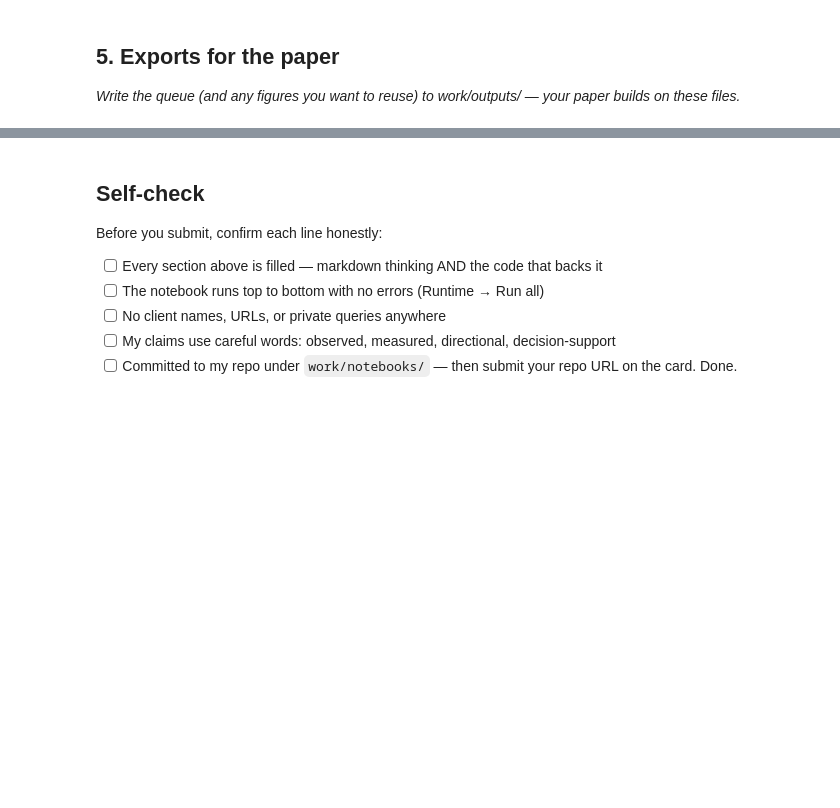
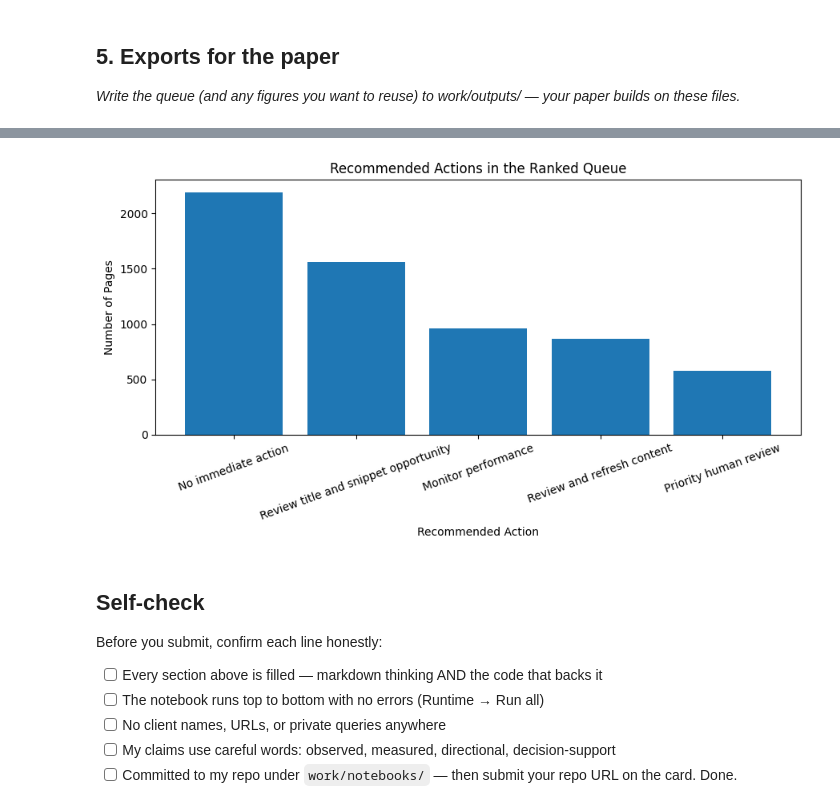
Before and after one commit to duaf9877/FlyRank-AI-ML-Internship, a Jupyter notebook: work/notebooks/w07_action_playbook.ipynb, the cells around one changed output, grey strips where cells are left out. Saved outputs shown, nothing was run; the diff lists cells and outputs as text; code cells hidden in the pictures; blank space fills up the shorter version.

```diff
--- a/work/notebooks/w07_action_playbook.ipynb
+++ b/work/notebooks/w07_action_playbook.ipynb
@@ -28,0 +750,13 @@ This skeleton is yours to fill. Work the sections **in order** — each one has
+# %%
+action_summary = (
+    ranked_queue["recommended_action"]
+    .value_counts()
+    .reset_index()
+)
+
+action_summary.columns = [
+    "recommended_action",
+    "count"
+]
+
+action_summary
@@ -29,3 +770,36 @@ This skeleton is yours to fill. Work the sections **in order** — each one has
+# %%
+plt.figure(figsize=(9, 5))
+
+plt.bar(
+    action_summary["recommended_action"],
+    action_summary["count"]
+)
+
+plt.title(
+    "Recommended Actions in the Ranked Queue"
+)
+
+plt.xlabel(
+    "Recommended Action"
+)
+
+plt.ylabel(
+    "Number of Pages"
+)
+
+plt.xticks(rotation=20)
+
+plt.tight_layout()
+
+plt.savefig(
+    "work/figures/action_distribution.png",
+    dpi=300,
+    bbox_inches="tight"
+)
+
+plt.show()
+# %% [output]
+[figure, added]
 # %% [markdown]
 ## Self-check
 
```
Also changed, not shown: parts of 28 cells of this notebook.
